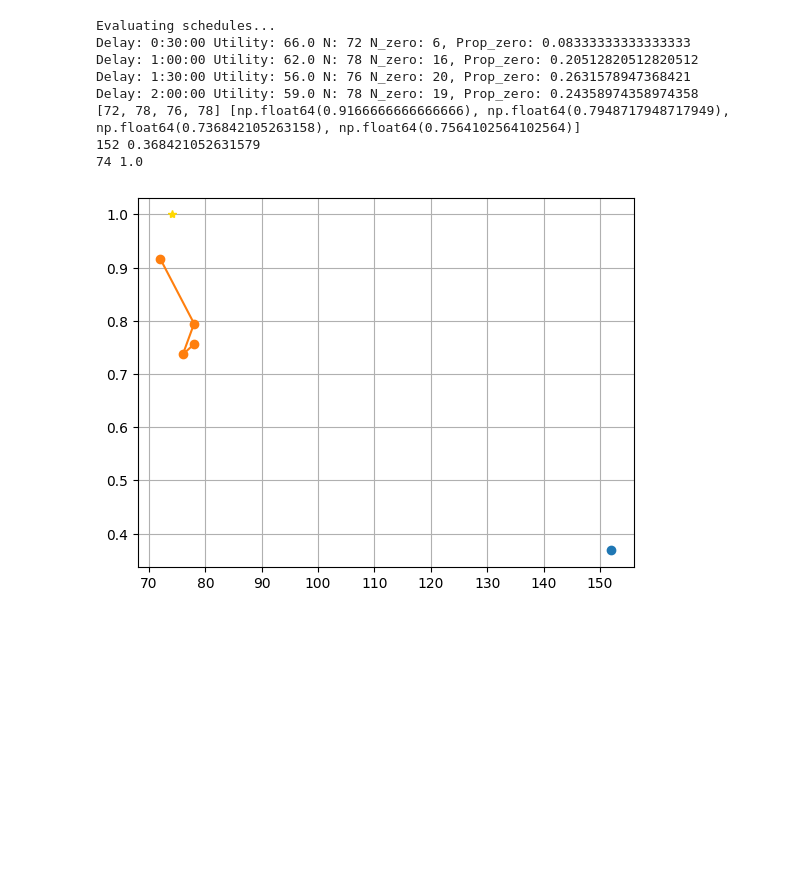
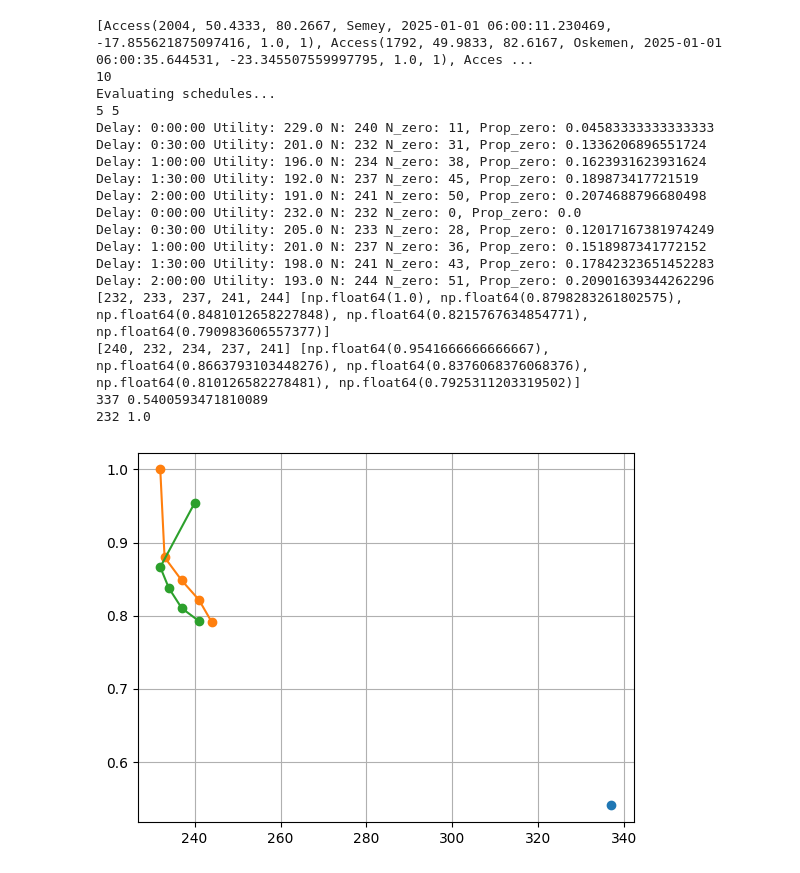
Before and after one commit to Shreeyam/phd_code, a Jupyter notebook: notebooks/delayed_state_scheduling.ipynb, the cells around one changed output. Drawn from its saved outputs; the diff is of its cells as text; code cells hidden in the pictures; blank space fills up the shorter version.

```diff
--- a/notebooks/delayed_state_scheduling.ipynb
+++ b/notebooks/delayed_state_scheduling.ipynb
@@ -28,8 +28,10 @@ from dynamic_tasker.schedulers import *
 # %%
 requests = load_worldcities(10000)
 h = 400
-t0 = datetime.datetime(2025, 1, 1, 12, 0, 0)
+t0 = datetime.datetime(2025, 1, 1, 6, 0, 0)
 orbit = circular_orbit(a=Constants.R_E+h, i=np.deg2rad(51.6), Omega=np.pi, M=np.pi/2, t=t0)
+t_orbit = t_orb(orbit)
+print("Orbit period: ", t_orbit)
 t_end = datetime.datetime(2025, 1, 1, 18, 0, 0)
 accesses = get_accesses(requests, orbit, 500, 30, t0, t_end)
 accesses_omni = [x for x in accesses if x.state == 1]
@@ -285,50 +447,60 @@ Gap                : 0.00 %
+# %%
+schedules = copy.deepcopy(schedules_backup)
 # %%
-def evaluate_schedule(schedule,):
-    utility = 0
-    n = len(schedule)
 
-    for s in schedule:
-        if(np.isnan(s.state)):
-            s.state = 0
+print(schedules[0])
+print(len(schedules))
+print("Evaluating schedules...")
+schedules_split = [schedules[0:len(schedules)//2], schedules[len(schedules)//2:]]
+print(len(schedules_split[0]), len(schedules_split[1]))
 
-        utility += s.utility * s.state
-        # print(f"Util\ity: {s.utility} State: {s.state}")
+for schedules in schedules_split:
+    for i, s in enumerate(schedules):
+        utility, n, n_zero = evaluate_schedule(s)
+        prop_zero = n_zero / n
+        print(f"Delay: {delays[i]} Utility: {utility} N: {n} N_zero: {n_zero}, Prop_zero: {prop_zero}")
 
-    n_zero = np.sum([s.state == 0 for s in schedule])
-    return utility, n, n_zero
+prop_zero_gs = [1 - n_zero / n for utility, n, n_zero in [evaluate_schedule(s) for s in schedules_split[0]]]
+total_gs = [n for utility, n, n_zero in [evaluate_schedule(s) for s in schedules_split[0]]]
 
-print("Evaluating schedules...")
-for i, s in enumerate(schedules):
-    utility, n, n_zero = evaluate_schedule(s)
-    prop_zero = n_zero / n
-    print(f"Delay: {delays[i]} Utility: {utility} N: {n} N_zero: {n_zero}, Prop_zero: {prop_zero}")
-
-prop_zero = [1 - n_zero / n for utility, n, n_zero in [evaluate_schedule(s) for s in schedules]]
-total = [n for utility, n, n_zero in [evaluate_schedule(s) for s in schedules]]
+prop_zero = [1 - n_zero / n for utility, n, n_zero in [evaluate_schedule(s) for s in schedules_split[1]]]
+total = [n for utility, n, n_zero in [evaluate_schedule(s) for s in schedules_split[1]]]
 
 print(total, prop_zero)
+print(total_gs, prop_zero_gs)
 
 # Conventional
 utility, n, n_zero = evaluate_schedule(schedule_conventional)
 prop_zero_conventional = 1 - n_zero / n
 print(n, prop_zero_conventional)
 plt.plot(n, prop_zero_conventional, 'o')
 
 # Omniscient
 utility, n, n_zero = evaluate_schedule(schedule_omniscient)
 prop_zero_omniscient = 1 - n_zero / n
 print(n, prop_zero_omniscient)
 plt.plot(n, prop_zero_omniscient, '*', color='gold')
-plt.plot(total, prop_zero, marker='o')
+plt.plot(total, prop_zero, marker='o', label="Realtime")
+plt.plot(total_gs, prop_zero_gs, marker='o', label="Ground Station")
 plt.grid()
 plt.show()
 # %% [output]
+[Access(2004, 50.4333, 80.2667, Semey, 2025-01-01 06:00:11.230469, -17.855621875097416, 1.0, 1), Access(1792, 49.9833, 82.6167, Oskemen, 2025-01-01 06:00:35.644531, -23.345507559997795, 1.0, 1), Acces ...
+10
 Evaluating schedules...
-Delay: 0:30:00 Utility: 66.0 N: 72 N_zero: 6, Prop_zero: 0.08333333333333333
-Delay: 1:00:00 Utility: 62.0 N: 78 N_zero: 16, Prop_zero: 0.20512820512820512
-Delay: 1:30:00 Utility: 56.0 N: 76 N_zero: 20, Prop_zero: 0.2631578947368421
-Delay: 2:00:00 Utility: 59.0 N: 78 N_zero: 19, Prop_zero: 0.24358974358974358
-[72, 78, 76, 78] [np.float64(0.9166666666666666), np.float64(0.7948717948717949), np.float64(0.736842105263158), np.float64(0.7564102564102564)]
-152 0.368421052631579
-74 1.0
+5 5
+Delay: 0:00:00 Utility: 229.0 N: 240 N_zero: 11, Prop_zero: 0.04583333333333333
+Delay: 0:30:00 Utility: 201.0 N: 232 N_zero: 31, Prop_zero: 0.1336206896551724
+Delay: 1:00:00 Utility: 196.0 N: 234 N_zero: 38, Prop_zero: 0.1623931623931624
+Delay: 1:30:00 Utility: 192.0 N: 237 N_zero: 45, Prop_zero: 0.189873417721519
+Delay: 2:00:00 Utility: 191.0 N: 241 N_zero: 50, Prop_zero: 0.2074688796680498
+Delay: 0:00:00 Utility: 232.0 N: 232 N_zero: 0, Prop_zero: 0.0
+Delay: 0:30:00 Utility: 205.0 N: 233 N_zero: 28, Prop_zero: 0.12017167381974249
+Delay: 1:00:00 Utility: 201.0 N: 237 N_zero: 36, Prop_zero: 0.1518987341772152
+Delay: 1:30:00 Utility: 198.0 N: 241 N_zero: 43, Prop_zero: 0.17842323651452283
+Delay: 2:00:00 Utility: 193.0 N: 244 N_zero: 51, Prop_zero: 0.20901639344262296
+[232, 233, 237, 241, 244] [np.float64(1.0), np.float64(0.8798283261802575), np.float64(0.8481012658227848), np.float64(0.8215767634854771), np.float64(0.790983606557377)]
+[240, 232, 234, 237, 241] [np.float64(0.9541666666666667), np.float64(0.8663793103448276), np.float64(0.8376068376068376), np.float64(0.810126582278481), np.float64(0.7925311203319502)]
+337 0.5400593471810089
+232 1.0
-[figure, old version]
+[figure, new version]
```
Also changed, not shown: parts of 6 cells of this notebook, 27 other files.
